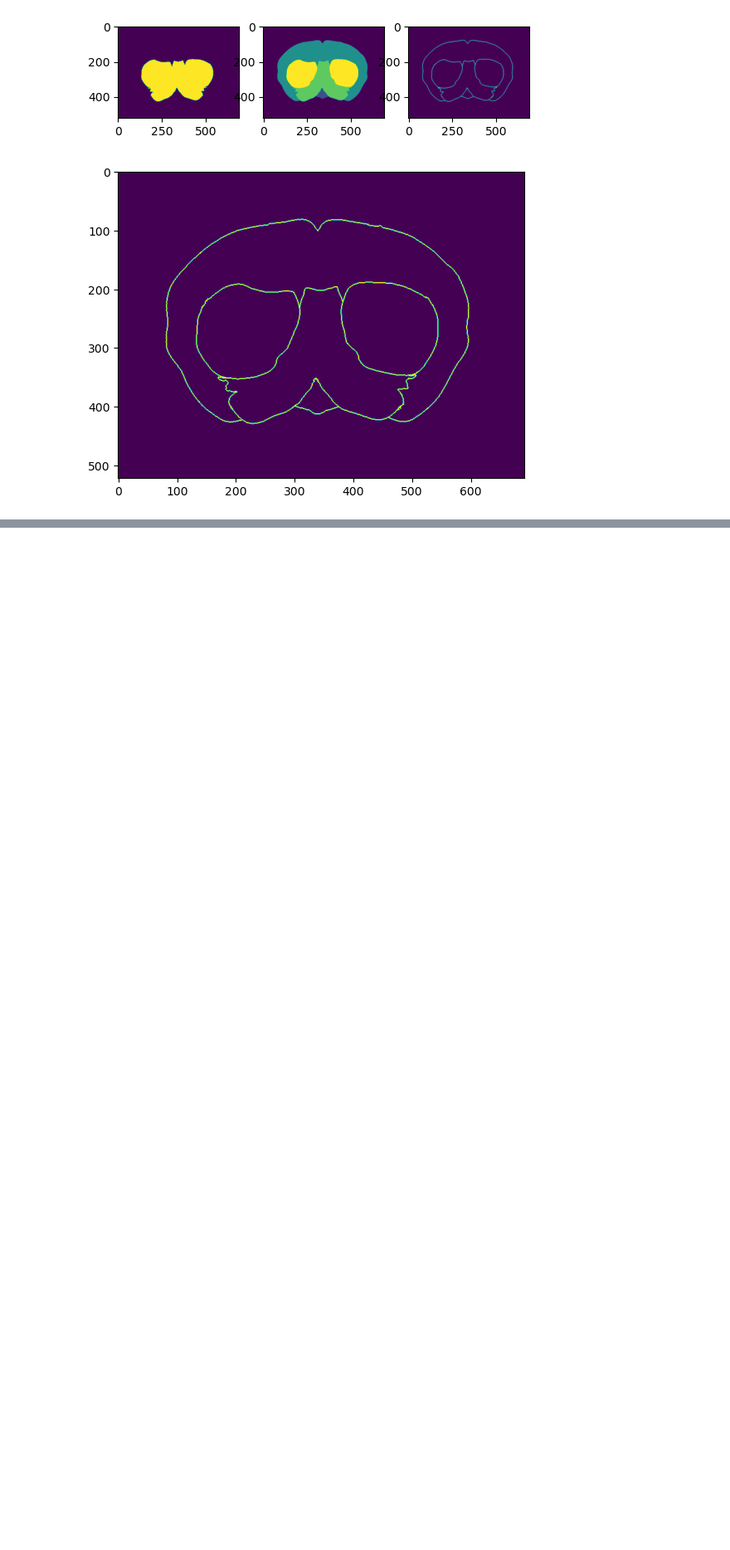
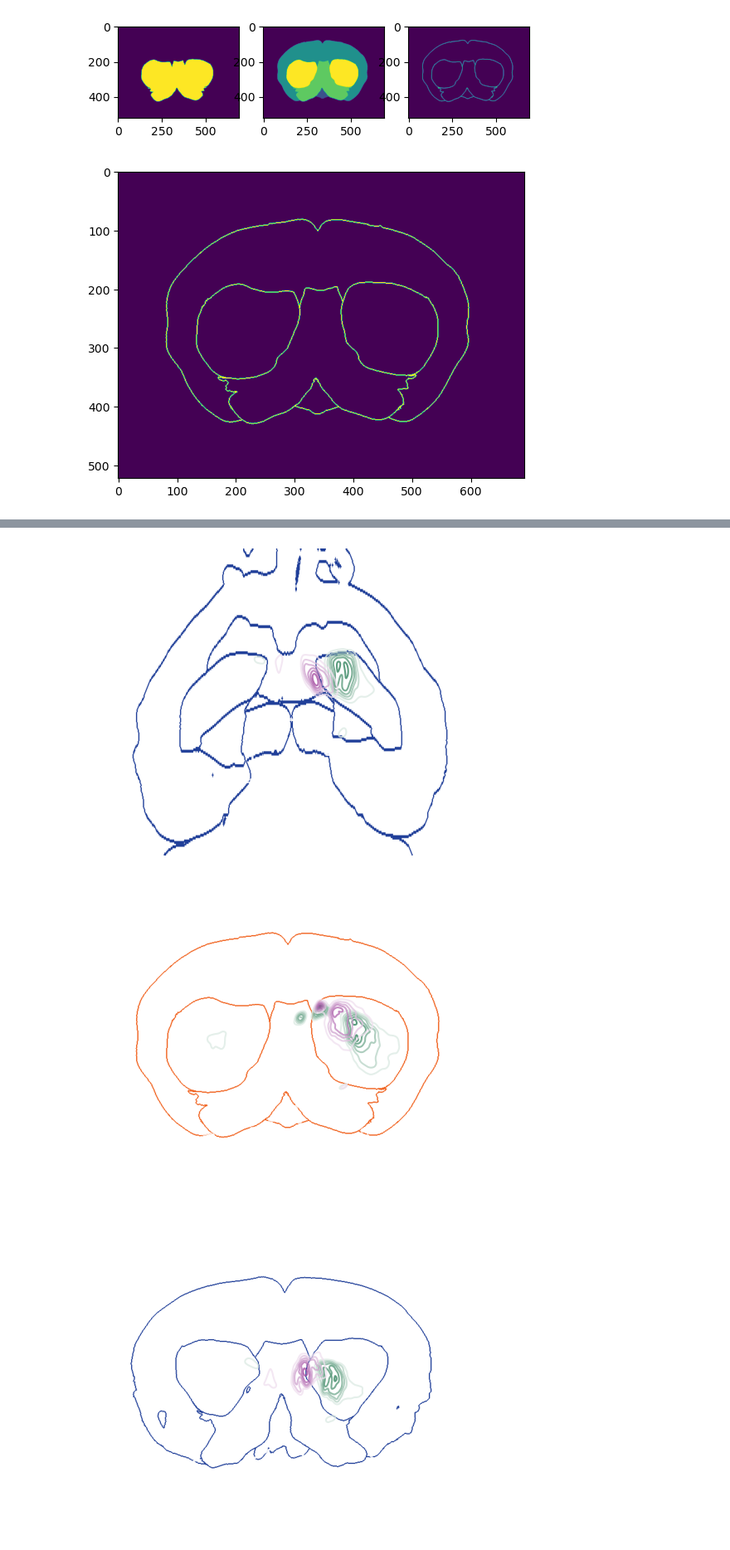
Before and after one commit to eisko/STP_analysis, a Jupyter notebook: STP_outlines_n_1.ipynb, the cells around one changed output, grey strips where cells are left out. Shown at 83% size. Drawn from its saved outputs; the diff is of its cells as text; code cells hidden in the pictures; blank space fills up the shorter version.

Commit message:
contour update

```diff
--- a/STP_outlines_n_1.ipynb
+++ b/STP_outlines_n_1.ipynb
@@ -289,0 +131,16 @@ for n in range(2):
+# %%
+# STR
+mask_order = ["grey", "CTX", "STR", "CP"]
+
+plot_contour(steg_omc, steg_acc, steg_masks, masks_to_plot=mask_order, roi="STR", species="STeg")
+plot_contour(mmus_omc, mmus_acc, mmus_masks, masks_to_plot=mask_order, roi="STR", species="MMus")
+
+plot_contour(steg_omc, steg_acc, steg_masks, masks_to_plot=mask_order, roi="STR", species="STeg", view="side")
+plot_contour(mmus_omc, mmus_acc, mmus_masks, masks_to_plot=mask_order, roi="STR", species="MMus", view="side")
+
+plot_contour(steg_omc, steg_acc, steg_masks, masks_to_plot=mask_order, roi="STR", species="STeg", view="top")
+plot_contour(mmus_omc, mmus_acc, mmus_masks, masks_to_plot=mask_order, roi="STR", species="MMus", view="top")
+# %% [output]
+[figure, added]
+[figure, added]
+[figure, added]
```
Also changed, not shown: parts of 15 cells of this notebook, 3 other files.
